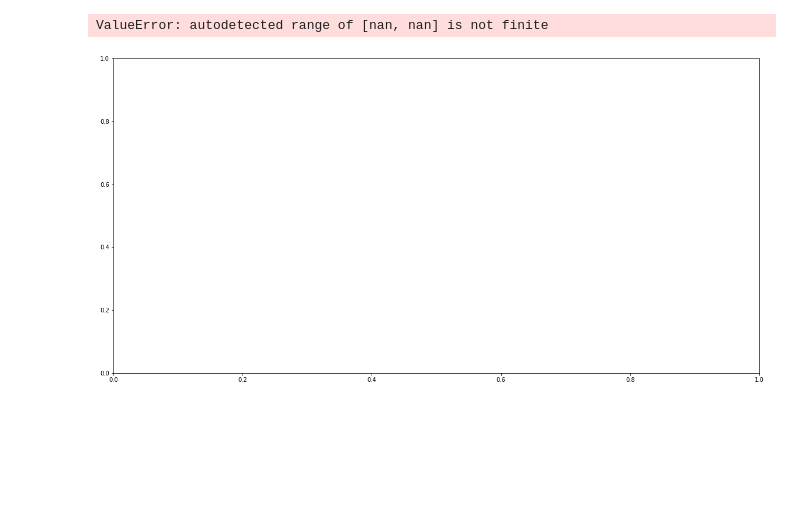
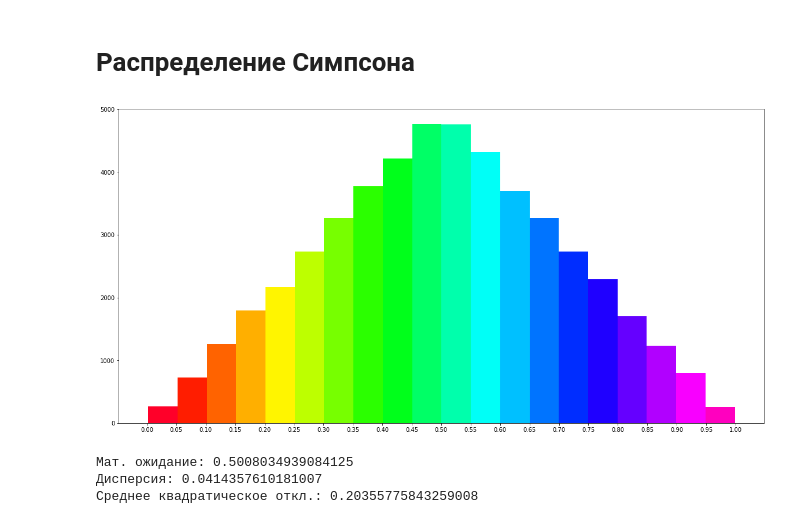
Before and after one commit to IAmVisco/sammod, a Jupyter notebook: LCG.ipynb, the cells around one changed output. Drawn from its saved outputs; the diff is of its cells as text; code cells hidden in the pictures; blank space fills up the shorter version.

```diff
--- a/LCG.ipynb
+++ b/LCG.ipynb
@@ -92,8 +145,11 @@ get_math_values(sequence)
+# %% [markdown]
+# Распределение Симпсона
 # %%
-gauss.array = []
-sequence_gauss = [gauss(sequence_rr) for i in range(SAMPLES_AMOUNT)]
-plot_graph(sequence_gauss)
-get_math_values(sequence_gauss)
+sequence_simpson = [simpson_distribution() for i in range(SAMPLES_AMOUNT)]
+plot_graph(sequence_simpson)
+get_math_values(sequence_simpson)
 # %% [output]
+[figure, new version]
-ValueError: autodetected range of [nan, nan] is not finite
+Мат. ожидание: 0.5008034939084125
+Дисперсия: 0.0414357610181007
+Среднее квадратическое откл.: 0.20355775843259008
-[figure, old version]
```
Also changed, not shown: parts of 18 cells of this notebook.
